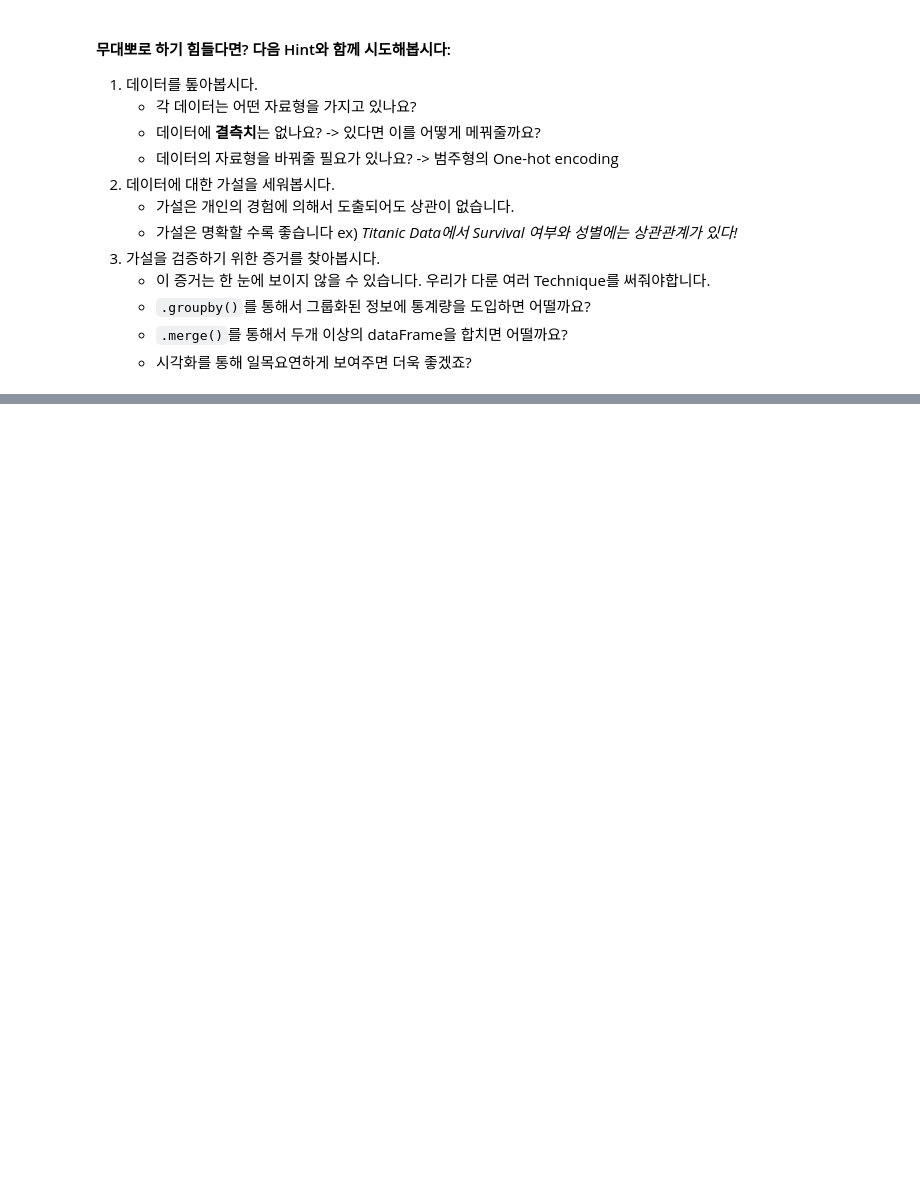
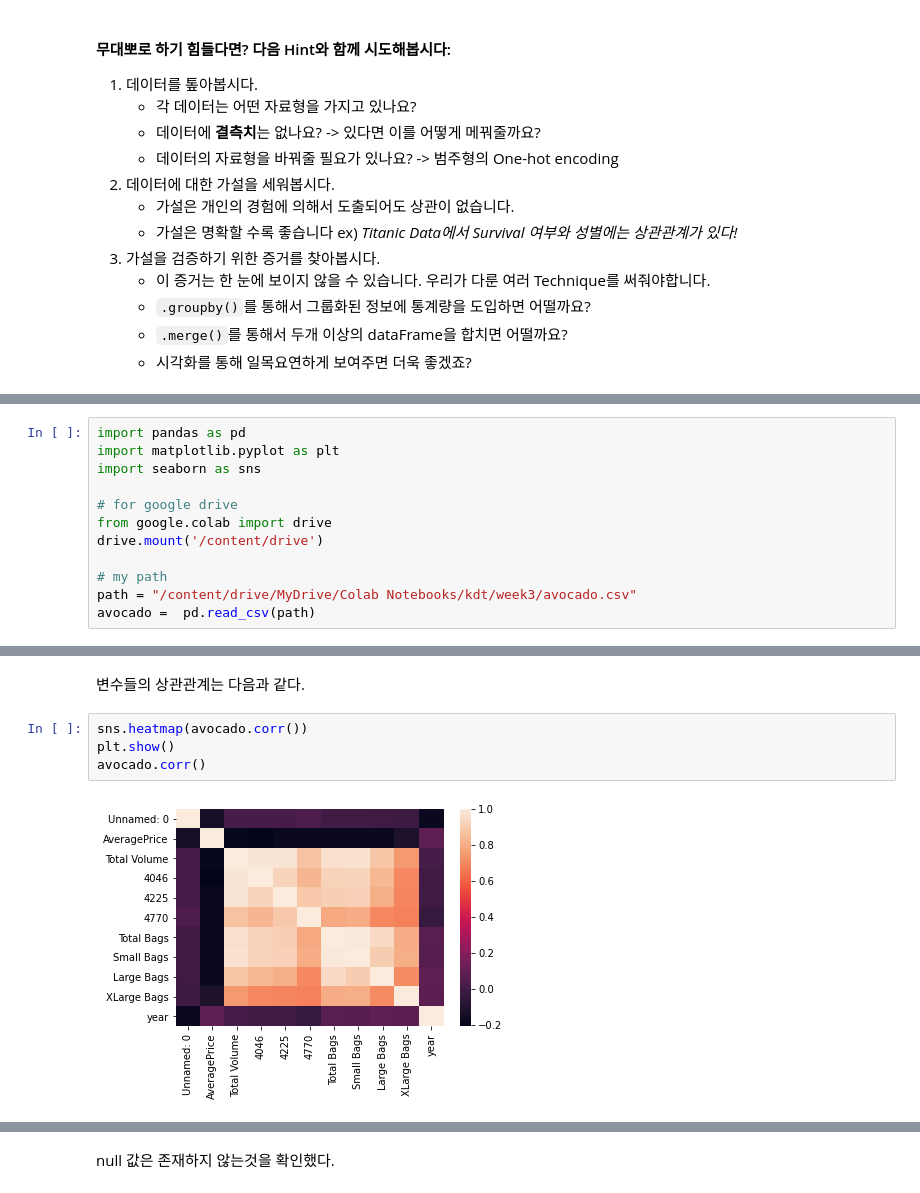
Before and after one commit to super-corini/programmers_kdt_II, a Jupyter notebook: 4. EDA.ipynb, the cells around one changed output, grey strips where cells are left out. Cells and saved outputs as stored; diff of their text form; blank space fills up the shorter version.

```diff
--- a/4. EDA.ipynb
+++ b/4. EDA.ipynb
@@ -45,0 +110,12 @@
+# %%
+import pandas as pd
+import matplotlib.pyplot as plt
+import seaborn as sns
+
+# for google drive
+from google.colab import drive
+drive.mount('/content/drive')
+
+# my path
+path = "/content/drive/MyDrive/Colab Notebooks/kdt/week3/avocado.csv"
+avocado =  pd.read_csv(path)
@@ -45,0 +181,8 @@
+# %% [markdown]
+변수들의 상관관계는 다음과 같다.
+# %%
+sns.heatmap(avocado.corr())
+plt.show()
+avocado.corr()
+# %% [output]
+[figure, added]
@@ -45,0 +201,2 @@
+# %% [markdown]
+null 값은 존재하지 않는것을 확인했다.
```
Also changed, not shown: parts of 32 cells of this notebook.
